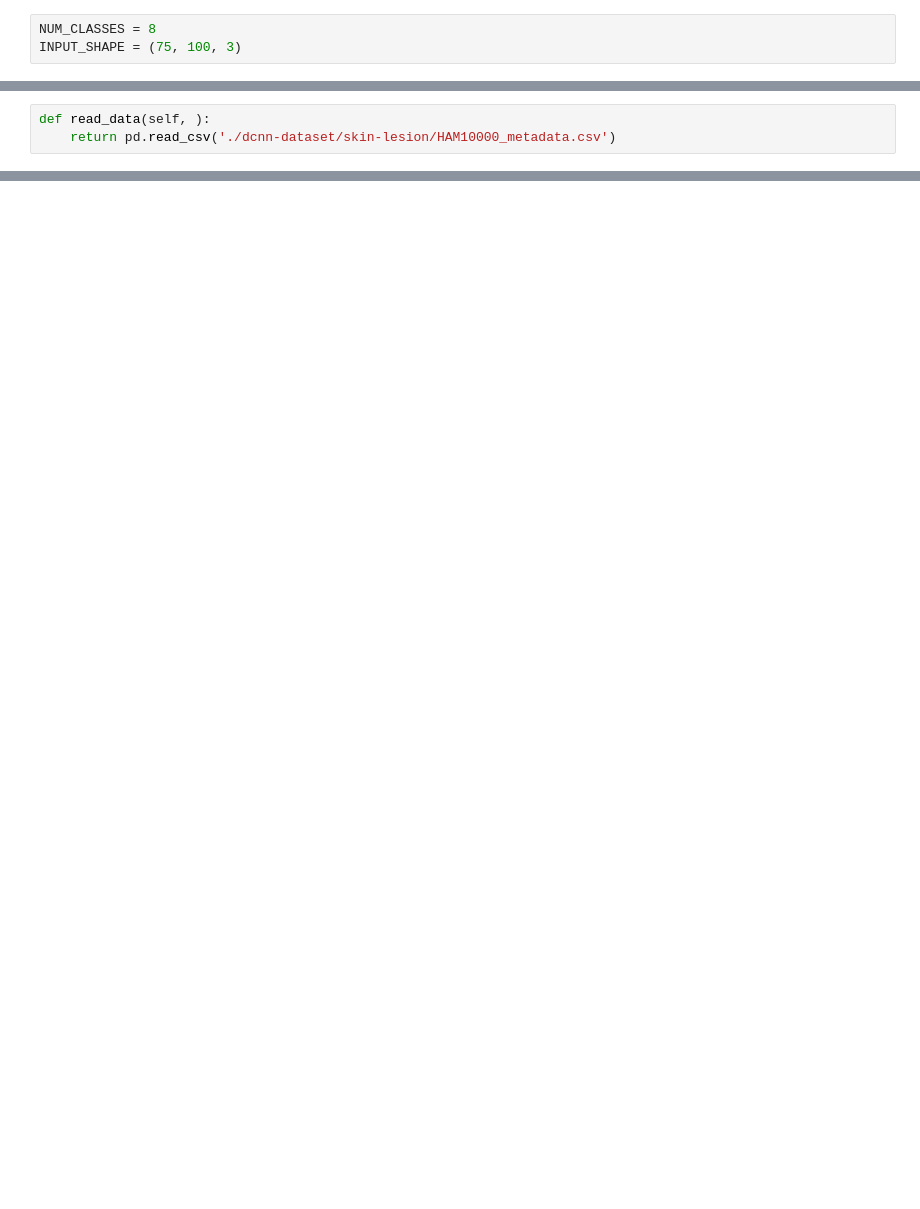
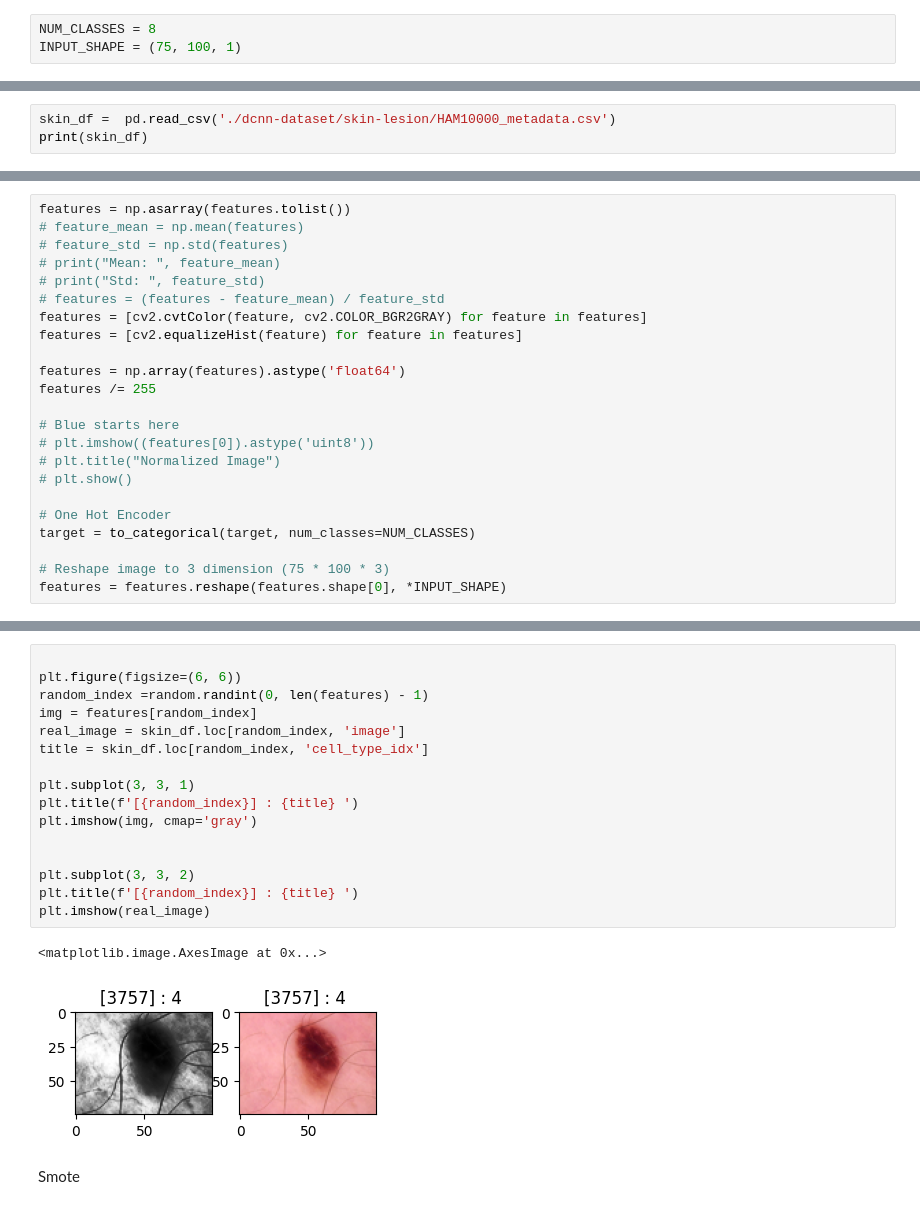
Before and after one commit to TinTinWinata/compfest-ai, a Jupyter notebook: dcnn.ipynb, the cells around one changed output, grey strips where cells are left out. Drawn from its saved outputs; the diff is of its cells as text; blank space fills up the shorter version.

Commit message:
fix: update dcnn

```diff
--- a/dcnn.ipynb
+++ b/dcnn.ipynb
@@ -29,3 +40,3 @@ from tensorflow.python.ops.state_ops import scatter_nd_sub
 # %%
 NUM_CLASSES = 8
-INPUT_SHAPE = (75, 100, 3)
+INPUT_SHAPE = (75, 100, 1)
@@ -32,3 +45,3 @@ INPUT_SHAPE = (75, 100, 3)
 # %%
-def read_data(self, ):
-    return pd.read_csv('./dcnn-dataset/skin-lesion/HAM10000_metadata.csv')
+skin_df =  pd.read_csv('./dcnn-dataset/skin-lesion/HAM10000_metadata.csv')
+print(skin_df)
@@ -496,0 +137,23 @@ class DCNN_Model:
+# %%
+features = np.asarray(features.tolist())
+# feature_mean = np.mean(features)
+# feature_std = np.std(features)
+# print("Mean: ", feature_mean)
+# print("Std: ", feature_std)
+# features = (features - feature_mean) / feature_std
+features = [cv2.cvtColor(feature, cv2.COLOR_BGR2GRAY) for feature in features]
+features = [cv2.equalizeHist(feature) for feature in features]
+
+features = np.array(features).astype('float64')
+features /= 255
+
+# Blue starts here
+# plt.imshow((features[0]).astype('uint8'))
+# plt.title("Normalized Image")
+# plt.show()
+
+# One Hot Encoder
+target = to_categorical(target, num_classes=NUM_CLASSES)
+
+# Reshape image to 3 dimension (75 * 100 * 3)
+features = features.reshape(features.shape[0], *INPUT_SHAPE)
@@ -496,0 +228,21 @@ class DCNN_Model:
+# %%
+
+plt.figure(figsize=(6, 6))
+random_index =random.randint(0, len(features) - 1)
+img = features[random_index]
+real_image = skin_df.loc[random_index, 'image']
+title = skin_df.loc[random_index, 'cell_type_idx']
+
+plt.subplot(3, 3, 1)
+plt.title(f'[{random_index}] : {title} ')
+plt.imshow(img, cmap='gray')
+
+
+plt.subplot(3, 3, 2)
+plt.title(f'[{random_index}] : {title} ')
+plt.imshow(real_image)
+# %% [output]
+<matplotlib.image.AxesImage at 0x...>
+[figure, added]
+# %% [markdown]
+Smote
```
Also changed, not shown: parts of 36 cells of this notebook.
